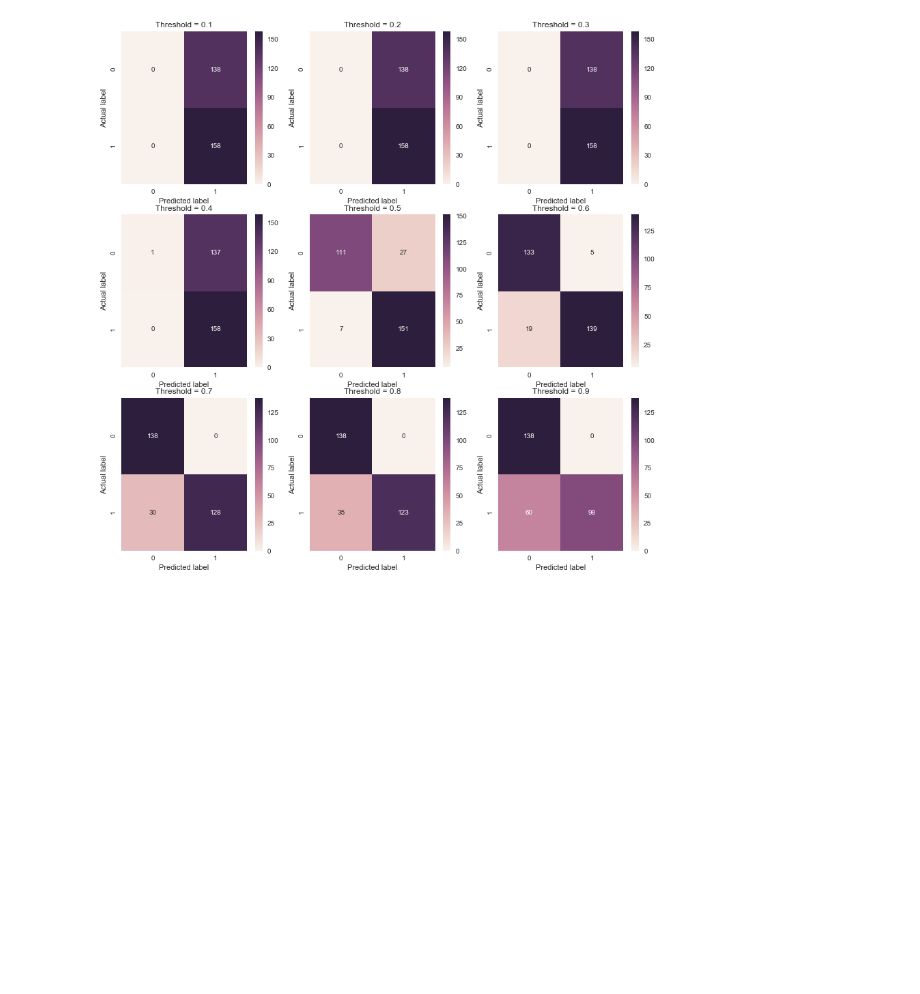
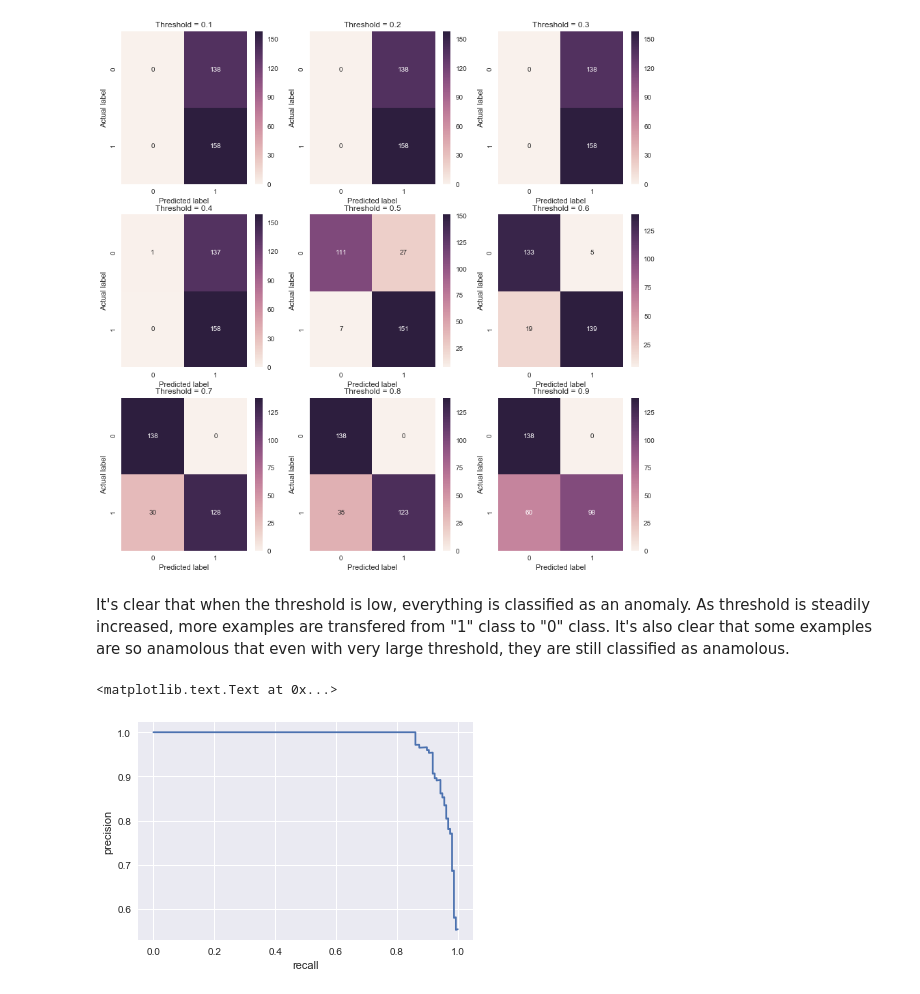
Before and after one commit to sushant2811/CreditCardFraudDetection, a Jupyter notebook: CreditCardFraudDetection.ipynb, the cells around one changed output. Cells and saved outputs as stored; diff of their text form; code cells hidden in the pictures; blank space fills up the shorter version.

Commit message:
Looking at the precision recall curve three different ways

```diff
--- a/CreditCardFraudDetection.ipynb
+++ b/CreditCardFraudDetection.ipynb
@@ -883,6 +883,7 @@ The predict_proba() method returns the probabilities for each class. The idea is
 lr = LogisticRegression(C = Cbest)
 lr.fit(trainUnderSampleX, trainUnderSampleY)
 yPredUnderSampleProba = lr.predict_proba(testUnderSampleX)
+yTestScore = lr.decision_function(testUnderSampleX)
 
 thresholds = [0.1,0.2,0.3,0.4,0.5,0.6,0.7,0.8,0.9]
 # %%
@@ -917,3 +918,16 @@ Threshold =  0.7 , recall =  0.810126582278 , precision =  1.0 , f1_score =  0.8
 Threshold =  0.8 , recall =  0.778481012658 , precision =  1.0 , f1_score =  0.875444839858
 Threshold =  0.9 , recall =  0.620253164557 , precision =  1.0 , f1_score =  0.765625
 [figure]
+# %% [markdown]
+It's clear that when the threshold is low, everything is classified as an anomaly. As threshold is steadily increased, more examples are transfered from "1" class to "0" class.  It's also clear that some examples are so anamolous that even with very large threshold, they are still classified as anamolous.
+# %%
+pr, recall, thresh = precision_recall_curve(testUnderSampleY, yTestScore)
+pr1, recall1, thresh1 = precision_recall_curve(testUnderSampleY, yPredUnderSampleProba[:,0])
+pr2, recall2, thresh2 = precision_recall_curve(testUnderSampleY, yPredUnderSampleProba[:,1])
+# %%
+plt.plot(recall, pr)
+plt.xlabel('recall')
+plt.ylabel('precision')
+# %% [output]
+<matplotlib.text.Text at 0x...>
+[figure, added]
```
Also changed, not shown: parts of 10 cells of this notebook.
